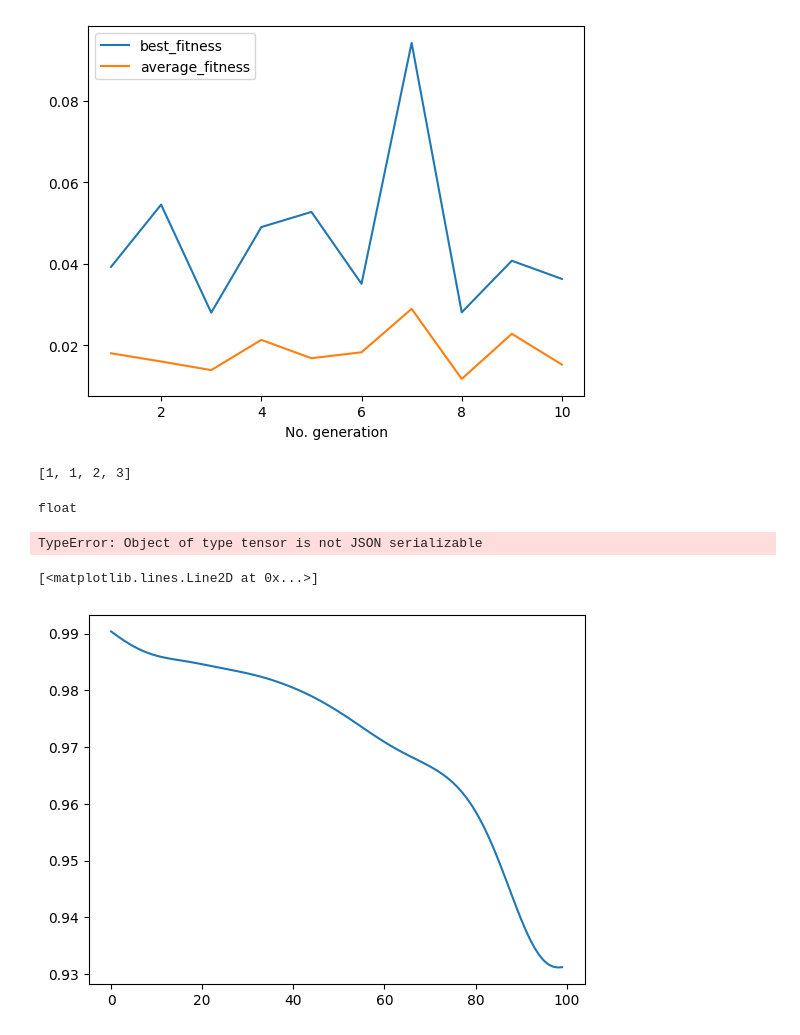
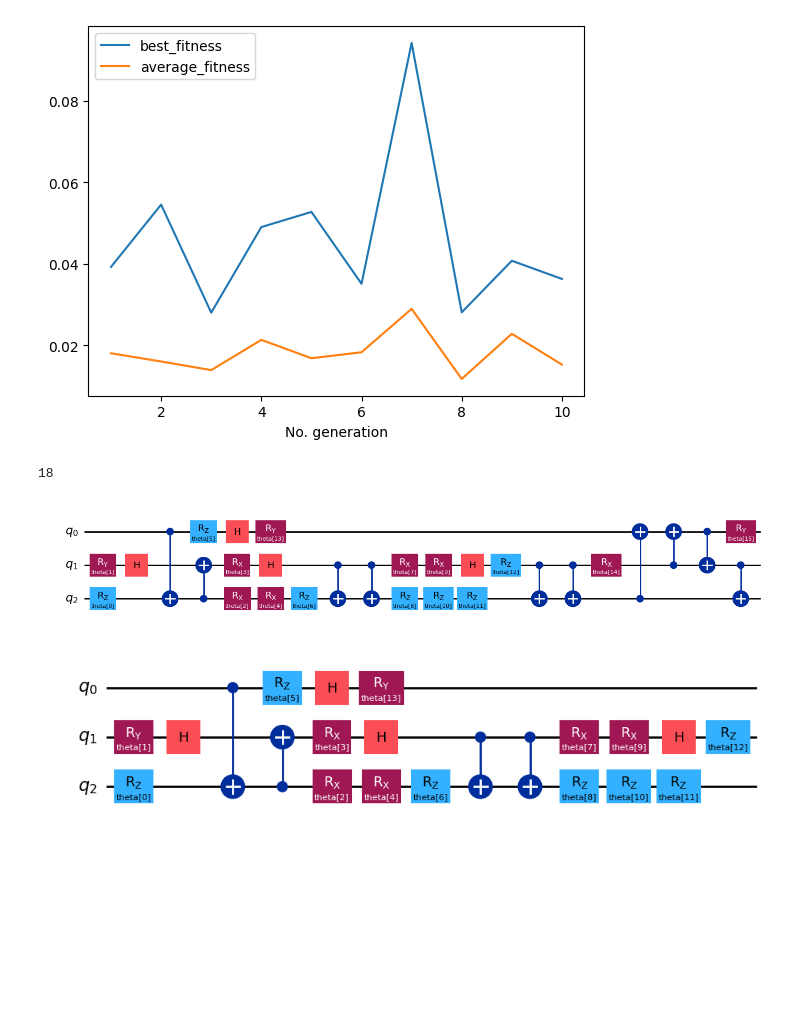
Before and after one commit to vutuanhai237/GateSynthesisQC, a Jupyter notebook: new_ga_synthesize_cnot.ipynb, the cells around one changed output. Drawn from its saved outputs; the diff is of its cells as text; code cells hidden in the pictures; blank space fills up the shorter version.

```diff
--- a/new_ga_synthesize_cnot.ipynb
+++ b/new_ga_synthesize_cnot.ipynb
@@ -79,12 +79,6 @@ BrokenProcessPool: A process in the process pool was terminated abruptly while t
 env.plot()
 # %% [output]
 [figure]
-# %%
-k = [1]
-k.extend([1,2,3])
-print(k)
-# %% [output]
-[1, 1, 2, 3]
 # %%
 
 num_qubits = 3
@@ -125,20 +119,30 @@ def fitness_synthesis(qc: qiskit.QuantumCircuit):
 # 	gradient = grad_fn(thetas)
 # 	thetas = thetas - 0.1 * gradient
 # 	costs.append(cost(thetas))
-# %%
-type(vars(env_metadata)['fitnessss'][0][0].numpy())
-# %% [output]
-float
-# %%
-filename = 'x'
-import os, json
-with open(f"x.json", "w") as file:
-    json.dump(vars(env_metadata), file)
-# %% [output]
-TypeError: Object of type tensor is not JSON serializable
-# %%
-import matplotlib.pyplot as plt
-plt.plot(costs)
-# %% [output]
-[<matplotlib.lines.Line2D at 0x...>]
-[figure, removed]
+# %%
+
+from qoop.evolution.environment_synthesis import MetadataSynthesis
+env_metadata = MetadataSynthesis(
+        num_qubits = 3, # As its name
+        num_cnot = 10, # Number of CNOT gate you want
+        depth = 10, # Ansatz depth you want
+        num_circuit = 8, # Number of ansatz per generation
+        num_generation = 10, # Number of generation/iteration for GA
+        prob_mutate = 0.01 # Mutation probability, usually as small as 0.01 (1%)
+)
+
+from qoop.evolution.generator import by_num_cnot
+
+qc = by_num_cnot(env_metadata)
+print(qc.depth())
+qc.draw('mpl')
+# %% [output]
+18
+[figure, added]
+# %%
+
+from qoop.evolution import crossover, divider, normalizer, generator
+qc_cut = (normalizer.by_num_cnot(4))(qc)
+qc_cut.draw('mpl')
+# %% [output]
+[figure, added]
```
Also changed, not shown: parts of 2 cells of this notebook, 1 other file.
